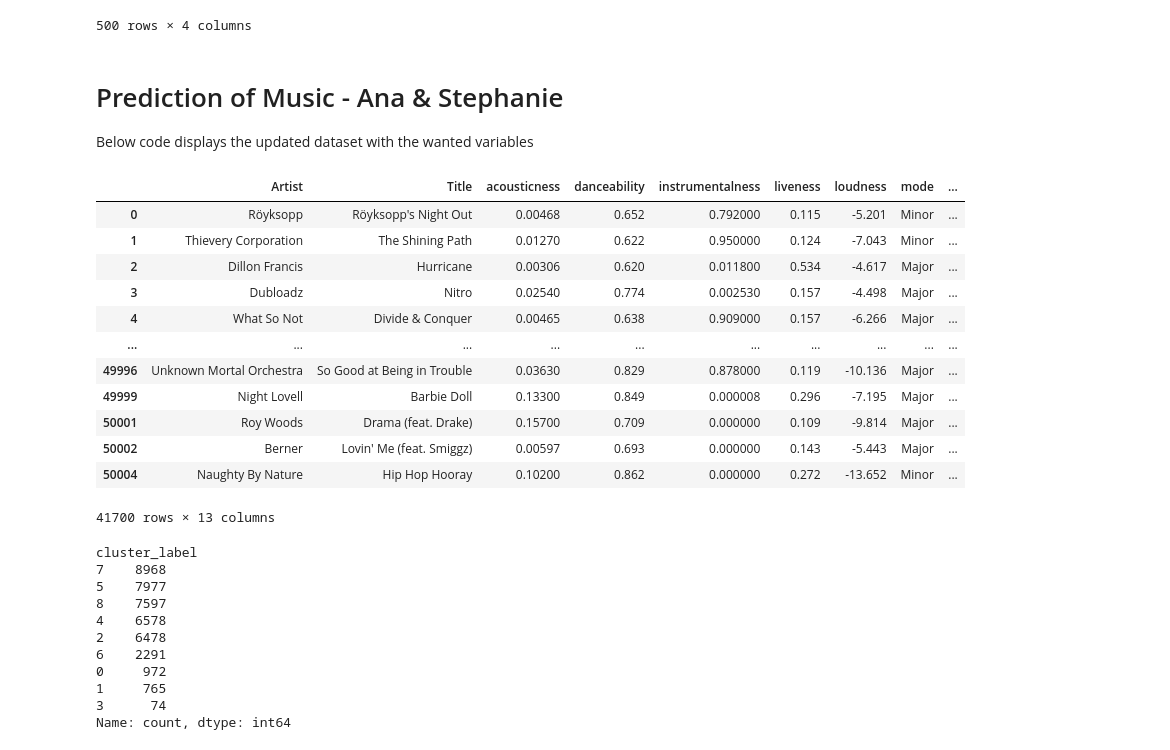
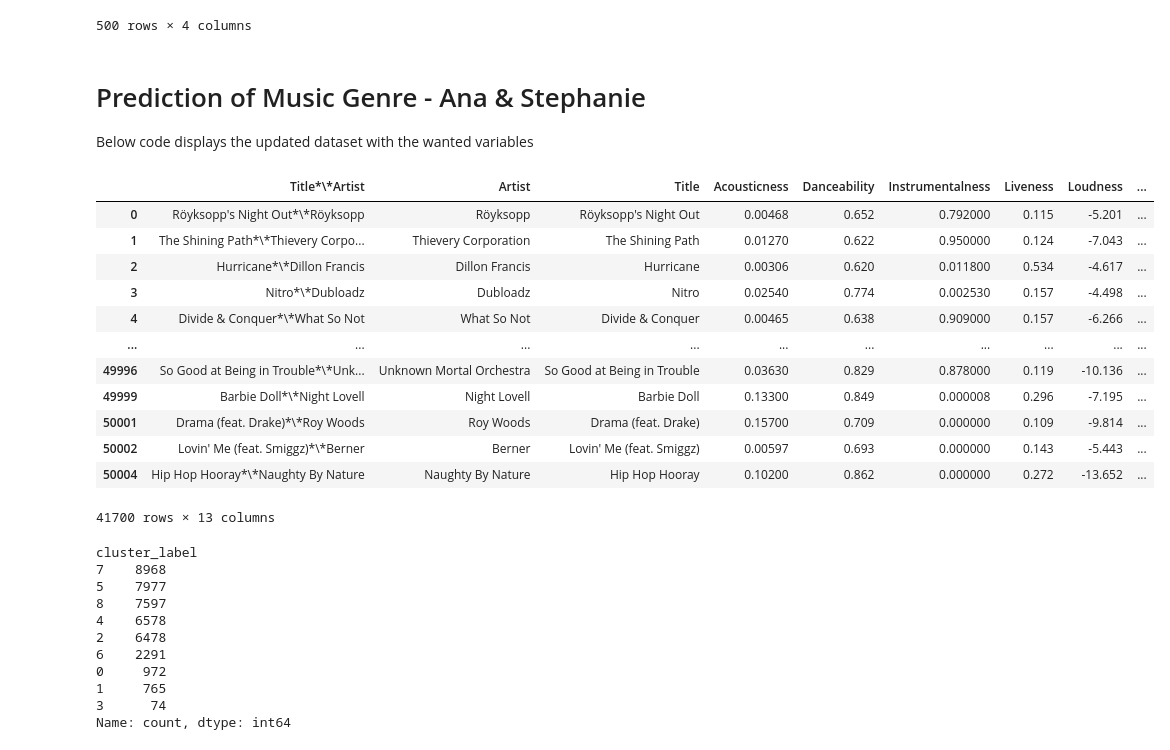
Before and after one commit to enriqfatima/COGS118B_Project, a Jupyter notebook: Data_Wrangling_groupXXX.ipynb, the cells around one changed output. Saved outputs shown, nothing was run; the diff lists cells and outputs as text; code cells hidden in the pictures.

```diff
--- a/Data_Wrangling_groupXXX.ipynb
+++ b/Data_Wrangling_groupXXX.ipynb
@@ -347,47 +347,61 @@ df_top_500
 | 499 | I Got You Babe | Late one night, while Sonny and C... | Sonny and Cher | I Got You Babe*\*Sonny and Cher |
 500 rows × 4 columns
 # %% [markdown]
-# Prediction of Music - Ana & Stephanie
+# Prediction of Music Genre - Ana & Stephanie
 Below code displays the updated dataset with the wanted variables
 # %%
 from sklearn.mixture import GaussianMixture
 from sklearn.cluster import KMeans
 from sklearn.preprocessing import StandardScaler
 from sklearn.preprocessing import OneHotEncoder
 from sklearn.compose import ColumnTransformer
 from sklearn.impute import SimpleImputer
 from sklearn.pipeline import Pipeline
 from sklearn.decomposition import PCA
 
 
 pred_Music = pd.read_csv('datasets/music_genre.csv')
 
 #subset with wanted variables
 edited_pred_Music = pred_Music[["artist_name", "track_name", "acousticness", "danceability",
                                 "instrumentalness", "liveness", "loudness", "mode", "speechiness",
                                 "tempo", "valence", "music_genre"]]
 
 #checked and got rid of duplicates
 edited_pred_Music = edited_pred_Music.drop_duplicates('track_name').copy()
 
 
 #changed name in columns artist_name and track_name and combined columns
-new_name_edited_pred_Music = edited_pred_Music.rename(columns={"artist_name" : "Artist", "track_name" : "Title"})
-new_name_edited_pred_Music["Title,Artist"] = new_name_edited_pred_Music["Title"] + "*\*" + new_name_edited_pred_Music["Artist"]
+new_name_edited_pred_Music = edited_pred_Music.rename(columns={
+    "artist_name" : "Artist",
+    "track_name" : "Title",
+    "music_genre" : "Genre",
+    "acousticness" : "Acousticness",
+    "danceability" : "Danceability",
+    "instrumentalness" : "Instrumentalness",
+    "liveness" : "Liveness",
+    "loudness" : "Loudness",
+    "mode" : "Mode",
+    "speechiness" : "Speechiness",
+    "tempo" : "Tempo",
+    "valence" : "Valence"
+    })
+#new_name_edited_pred_Music["Title*\*Artist"] = new_name_edited_pred_Music["Title"] + "*\*" + new_name_edited_pred_Music["Artist"]
+new_name_edited_pred_Music.insert(0, 'Title*\*Artist', new_name_edited_pred_Music["Title"] + "*\*" + new_name_edited_pred_Music["Artist"]) # replaced above line for index 0 insertion - Bradley
 new_name_edited_pred_Music
 # %% [output]
-|  | Artist | Title | acousticness | danceability | instrumentalness | liveness | loudness | mode | ... |
-| 0 | Röyksopp | Röyksopp's Night Out | 0.00468 | 0.652 | 0.792000 | 0.115 | -5.201 | Minor | ... |
-| 1 | Thievery Corporation | The Shining Path | 0.01270 | 0.622 | 0.950000 | 0.124 | -7.043 | Minor | ... |
-| 2 | Dillon Francis | Hurricane | 0.00306 | 0.620 | 0.011800 | 0.534 | -4.617 | Major | ... |
-| 3 | Dubloadz | Nitro | 0.02540 | 0.774 | 0.002530 | 0.157 | -4.498 | Major | ... |
-| 4 | What So Not | Divide & Conquer | 0.00465 | 0.638 | 0.909000 | 0.157 | -6.266 | Major | ... |
+|  | Title*\*Artist | Artist | Title | Acousticness | Danceability | Instrumentalness | Liveness | Loudness | ... |
+| 0 | Röyksopp's Night Out*\*Röyksopp | Röyksopp | Röyksopp's Night Out | 0.00468 | 0.652 | 0.792000 | 0.115 | -5.201 | ... |
+| 1 | The Shining Path*\*Thievery Corpo... | Thievery Corporation | The Shining Path | 0.01270 | 0.622 | 0.950000 | 0.124 | -7.043 | ... |
+| 2 | Hurricane*\*Dillon Francis | Dillon Francis | Hurricane | 0.00306 | 0.620 | 0.011800 | 0.534 | -4.617 | ... |
+| 3 | Nitro*\*Dubloadz | Dubloadz | Nitro | 0.02540 | 0.774 | 0.002530 | 0.157 | -4.498 | ... |
+| 4 | Divide & Conquer*\*What So Not | What So Not | Divide & Conquer | 0.00465 | 0.638 | 0.909000 | 0.157 | -6.266 | ... |
 | ... | ... | ... | ... | ... | ... | ... | ... | ... | ... |
-| 49996 | Unknown Mortal Orchestra | So Good at Being in Trouble | 0.03630 | 0.829 | 0.878000 | 0.119 | -10.136 | Major | ... |
-| 49999 | Night Lovell | Barbie Doll | 0.13300 | 0.849 | 0.000008 | 0.296 | -7.195 | Major | ... |
-| 50001 | Roy Woods | Drama (feat. Drake) | 0.15700 | 0.709 | 0.000000 | 0.109 | -9.814 | Major | ... |
-| 50002 | Berner | Lovin' Me (feat. Smiggz) | 0.00597 | 0.693 | 0.000000 | 0.143 | -5.443 | Major | ... |
-| 50004 | Naughty By Nature | Hip Hop Hooray | 0.10200 | 0.862 | 0.000000 | 0.272 | -13.652 | Minor | ... |
+| 49996 | So Good at Being in Trouble*\*Unk... | Unknown Mortal Orchestra | So Good at Being in Trouble | 0.03630 | 0.829 | 0.878000 | 0.119 | -10.136 | ... |
+| 49999 | Barbie Doll*\*Night Lovell | Night Lovell | Barbie Doll | 0.13300 | 0.849 | 0.000008 | 0.296 | -7.195 | ... |
+| 50001 | Drama (feat. Drake)*\*Roy Woods | Roy Woods | Drama (feat. Drake) | 0.15700 | 0.709 | 0.000000 | 0.109 | -9.814 | ... |
+| 50002 | Lovin' Me (feat. Smiggz)*\*Berner | Berner | Lovin' Me (feat. Smiggz) | 0.00597 | 0.693 | 0.000000 | 0.143 | -5.443 | ... |
+| 50004 | Hip Hop Hooray*\*Naughty By Nature | Naughty By Nature | Hip Hop Hooray | 0.10200 | 0.862 | 0.000000 | 0.272 | -13.652 | ... |
 41700 rows × 13 columns
 # %%
 #Show the Clustering
```
Also changed, not shown: parts of 17 cells of this notebook.
